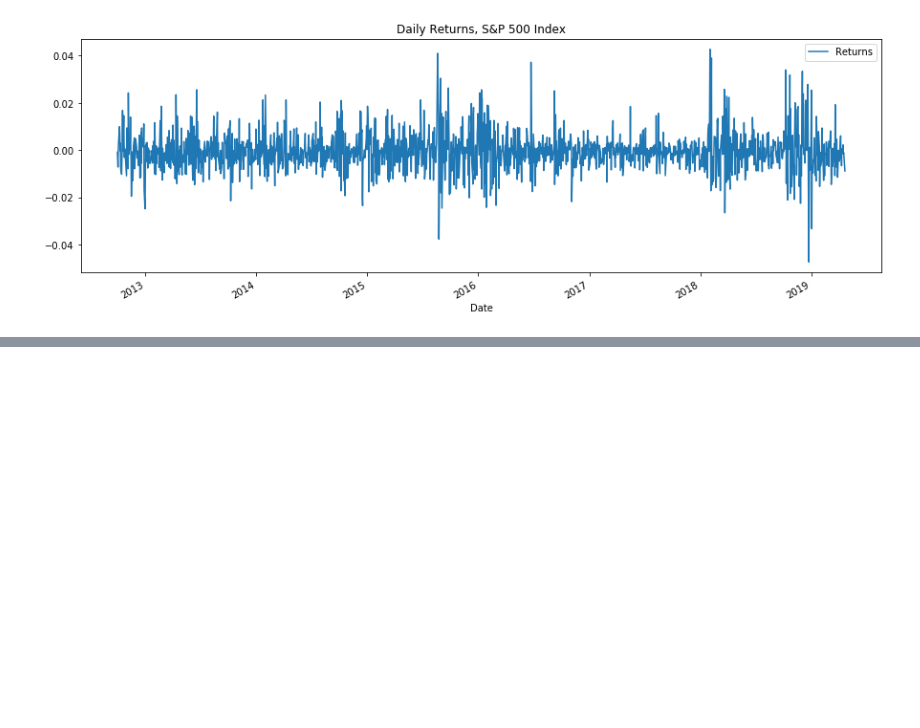
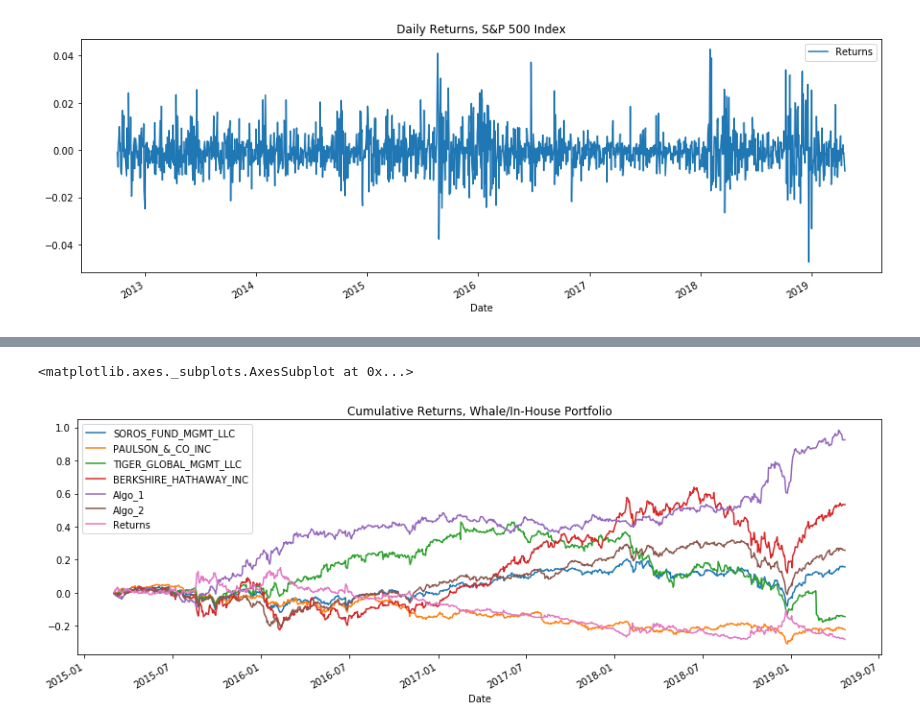
Before and after one commit to yrlbaker/Unit_4_HW, a Jupyter notebook: Whale_HW.ipynb, the cells around one changed output, grey strips where cells are left out. Drawn from its saved outputs; the diff is of its cells as text; code cells hidden in the pictures; blank space fills up the shorter version.

Commit message:
Updated plots, added daily returns code

```diff
--- a/Whale_HW.ipynb
+++ b/Whale_HW.ipynb
@@ -366,3 +395,7 @@ sp500_daily.plot(figsize=(15,5), title="Daily Returns, S&P 500 Index")
 # %% [output]
 <matplotlib.axes._subplots.AxesSubplot at 0x...>
 [figure]
+# %%
+# Calculate cumulative returns of all portfolios
+cumulative_ret = (1 + three_returns).cumprod() -1
+cumulative_ret
@@ -368,0 +417,6 @@ sp500_daily.plot(figsize=(15,5), title="Daily Returns, S&P 500 Index")
+# %%
+# Plot cumulative returns for all returns in the Whale and In-House Trading Portfolio:
+cumulative_ret.plot(figsize=(15,5), title="Cumulative Returns, Whale/In-House Portfolio")
+# %% [output]
+<matplotlib.axes._subplots.AxesSubplot at 0x...>
+[figure, added]
```
Also changed, not shown: parts of 22 cells of this notebook.
